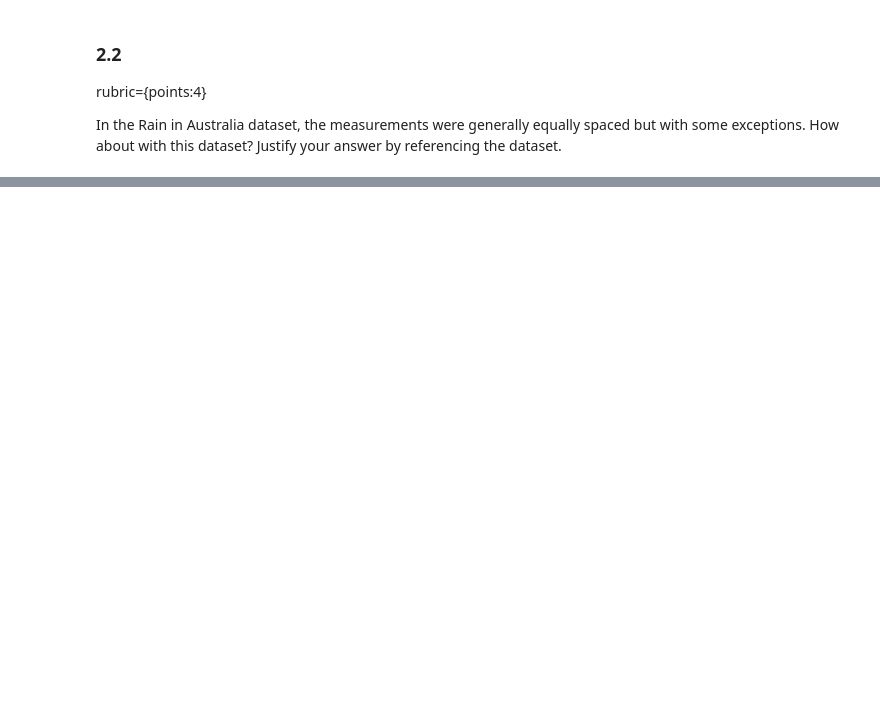
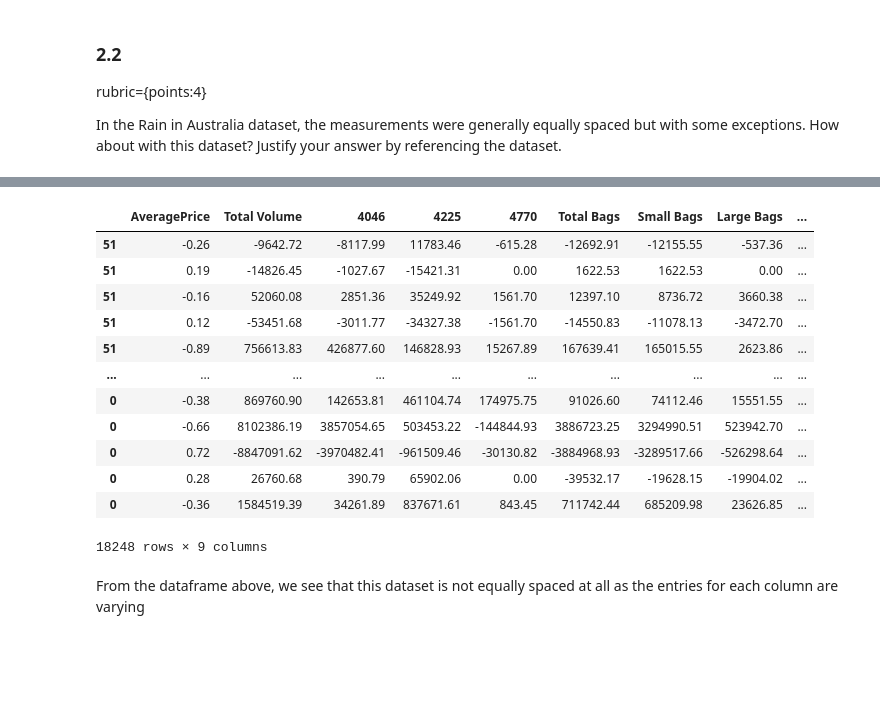
Before and after one commit to Blaise143/CPSC-330-ASSIGNMENTS, a Jupyter notebook: hw8/hw8.ipynb, the cells around one changed output, grey strips where cells are left out. Saved outputs shown, nothing was run; the diff lists cells and outputs as text; code cells hidden in the pictures; blank space fills up the shorter version.

```diff
--- a/hw8/hw8.ipynb
+++ b/hw8/hw8.ipynb
@@ -408,3 +445,22 @@ In the Rain in Australia dataset, the measurements were generally equally spaced
+# %%
+# Checking if the dataset is equally spaced
+df.sort_values(by="Date").select_dtypes("float64").diff().dropna()
+# %% [output]
+|  | AveragePrice | Total Volume | 4046 | 4225 | 4770 | Total Bags | Small Bags | Large Bags | ... |
+| 51 | -0.26 | -9642.72 | -8117.99 | 11783.46 | -615.28 | -12692.91 | -12155.55 | -537.36 | ... |
+| 51 | 0.19 | -14826.45 | -1027.67 | -15421.31 | 0.00 | 1622.53 | 1622.53 | 0.00 | ... |
+| 51 | -0.16 | 52060.08 | 2851.36 | 35249.92 | 1561.70 | 12397.10 | 8736.72 | 3660.38 | ... |
+| 51 | 0.12 | -53451.68 | -3011.77 | -34327.38 | -1561.70 | -14550.83 | -11078.13 | -3472.70 | ... |
+| 51 | -0.89 | 756613.83 | 426877.60 | 146828.93 | 15267.89 | 167639.41 | 165015.55 | 2623.86 | ... |
+| ... | ... | ... | ... | ... | ... | ... | ... | ... | ... |
+| 0 | -0.38 | 869760.90 | 142653.81 | 461104.74 | 174975.75 | 91026.60 | 74112.46 | 15551.55 | ... |
+| 0 | -0.66 | 8102386.19 | 3857054.65 | 503453.22 | -144844.93 | 3886723.25 | 3294990.51 | 523942.70 | ... |
+| 0 | 0.72 | -8847091.62 | -3970482.41 | -961509.46 | -30130.82 | -3884968.93 | -3289517.66 | -526298.64 | ... |
+| 0 | 0.28 | 26760.68 | 390.79 | 65902.06 | 0.00 | -39532.17 | -19628.15 | -19904.02 | ... |
+| 0 | -0.36 | 1584519.39 | 34261.89 | 837671.61 | 843.45 | 711742.44 | 685209.98 | 23626.85 | ... |
+18248 rows × 9 columns
+# %% [markdown]
+From the dataframe above, we see that this dataset is not equally spaced at all as the entries for each column are  varying
 # %% [markdown]
 <br><br>
 # %% [markdown]
```
Also changed, not shown: parts of 17 cells of this notebook.
